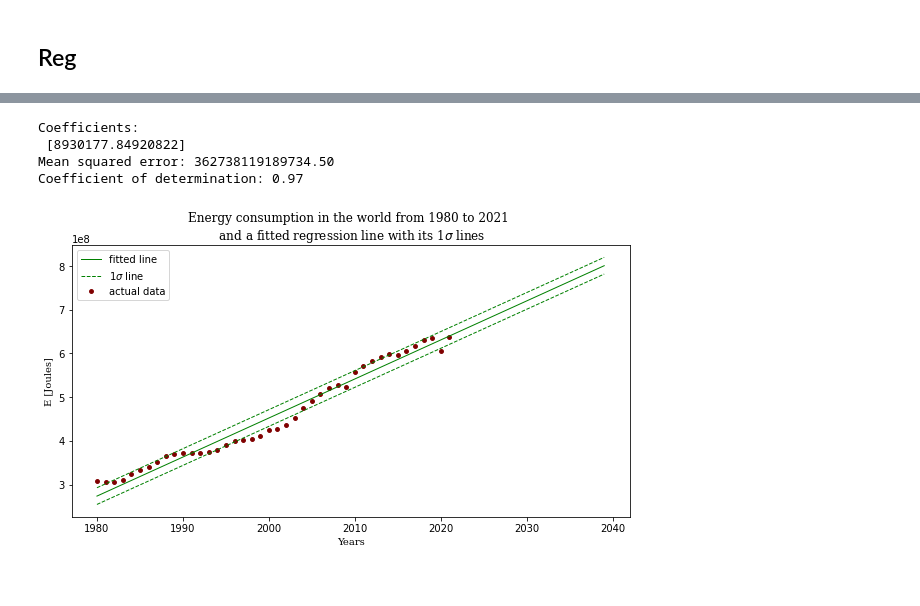
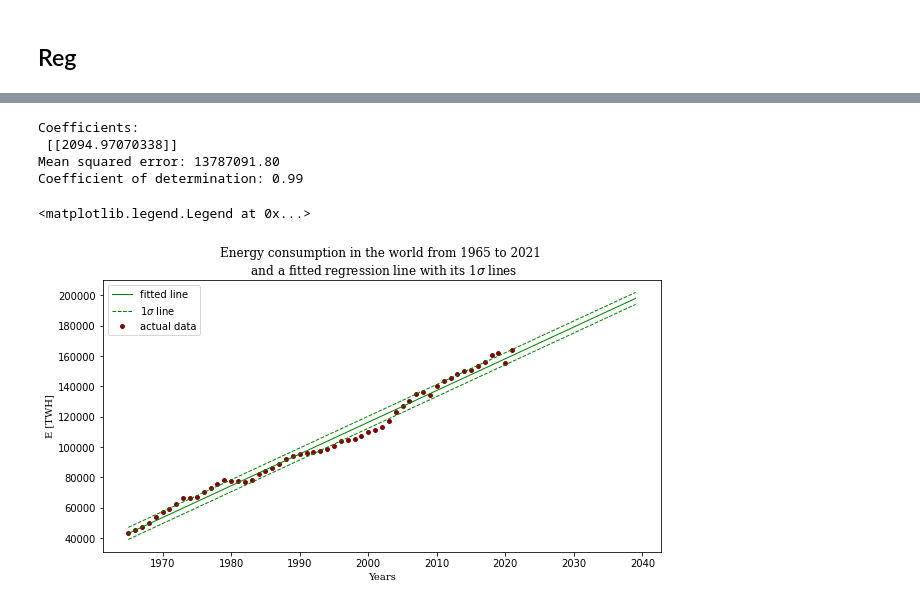
Before and after one commit to amiryarahmadi/Renewable-Energy-Project, a Jupyter notebook: Linear_Regression.ipynb, the cells around one changed output, grey strips where cells are left out. Saved outputs shown, nothing was run; the diff lists cells and outputs as text; code cells hidden in the pictures.

```diff
--- a/Linear_Regression.ipynb
+++ b/Linear_Regression.ipynb
@@ -48,0 +45,2 @@ X_year = np.array(df.columns.astype(float))
+# %%
+df = pd.read_csv("/content/Renewable-Energy-Project/Data/Energy_consumption_(OWD).csv")
@@ -49,7 +63,11 @@ X_year = np.array(df.columns.astype(float))
+# %%
+X_year = np.array(df[df['Code'] == 'OWID_WRL']['Year'])
+# %%
+Y_cons = np.array(df[df['Code'] == 'OWID_WRL'].transpose().iloc[3:].sum())
 # %%
 from sklearn.model_selection import train_test_split
 
-X_train, X_test, y_train, y_test = train_test_split(X_year.reshape(-1,1), Y_cons.reshape(-1) , test_size=0.5)
+X_train, X_test, y_train, y_test = train_test_split(X_year.reshape(-1, 1), Y_cons.reshape(-1, 1) , test_size=0.5)
 # %%
 from sklearn import datasets, linear_model
 from sklearn.metrics import mean_squared_error, r2_score
@@ -72,29 +90,30 @@ print("Mean squared error: %.2f" % mean_squared_error(y_test, y_pred))
 print("Coefficient of determination: %.2f" % r2_score(y_test, y_pred))
 # %% [output]
 Coefficients:
- [8930177.84920822]
-Mean squared error: 362738119189734.50
-Coefficient of determination: 0.97
+ [[2094.97070338]]
+Mean squared error: 13787091.80
+Coefficient of determination: 0.99
 # %%
 fig,axe = plt.subplots(1,1,figsize = (10, 5))
 # Plot outputs
 axe.scatter(X_train, y_train, color="maroon" , s = 15 , label= "actual data" )
 axe.scatter(X_test, y_test, color="maroon" , s = 15 )
 
-X_future = np.array([range(1980,2040,1)]).reshape(-1,1)
+X_future = np.array([range(1965,2040,1)]).reshape(-1,1)
 y_future = regr.predict(X_future)
-sigma = np.sqrt(np.var(y_future[0:len(Y_cons.reshape(-1))] - Y_cons.reshape(-1)))
+sigma = np.sqrt(np.var(y_future[0:len(Y_cons.reshape(-1))].reshape(-1) - Y_cons.reshape(-1)))
 
 axe.plot(X_future , y_future , color="green", linewidth=1 , label = "fitted line")
 axe.plot(X_future , y_future - sigma , color="green", linewidth=1,  linestyle='dashed' , label = '1$\sigma$ line'  )
 axe.plot(X_future , y_future + sigma , color="green", linewidth=1,  linestyle='dashed' )
 
 
-axe.set_title("Energy consumption in the world from 1980 to 2021 \n and a fitted regression line with its 1$\sigma$ lines" , fontname = 'serif')
+axe.set_title("Energy consumption in the world from 1965 to 2021 \n and a fitted regression line with its 1$\sigma$ lines" , fontname = 'serif')
 axe.set_xlabel('Years', fontname = 'serif')
-axe.set_ylabel('E [Joules]', fontname = 'serif')
+axe.set_ylabel('E [TWH]', fontname = 'serif')
 plt.legend()
 
 plt.savefig('consume_Energy_LR.png',dpi=2000)
 # %% [output]
+<matplotlib.legend.Legend at 0x...>
-[figure, old version]
+[figure, new version]
```
Also changed, not shown: parts of 3 cells of this notebook.
